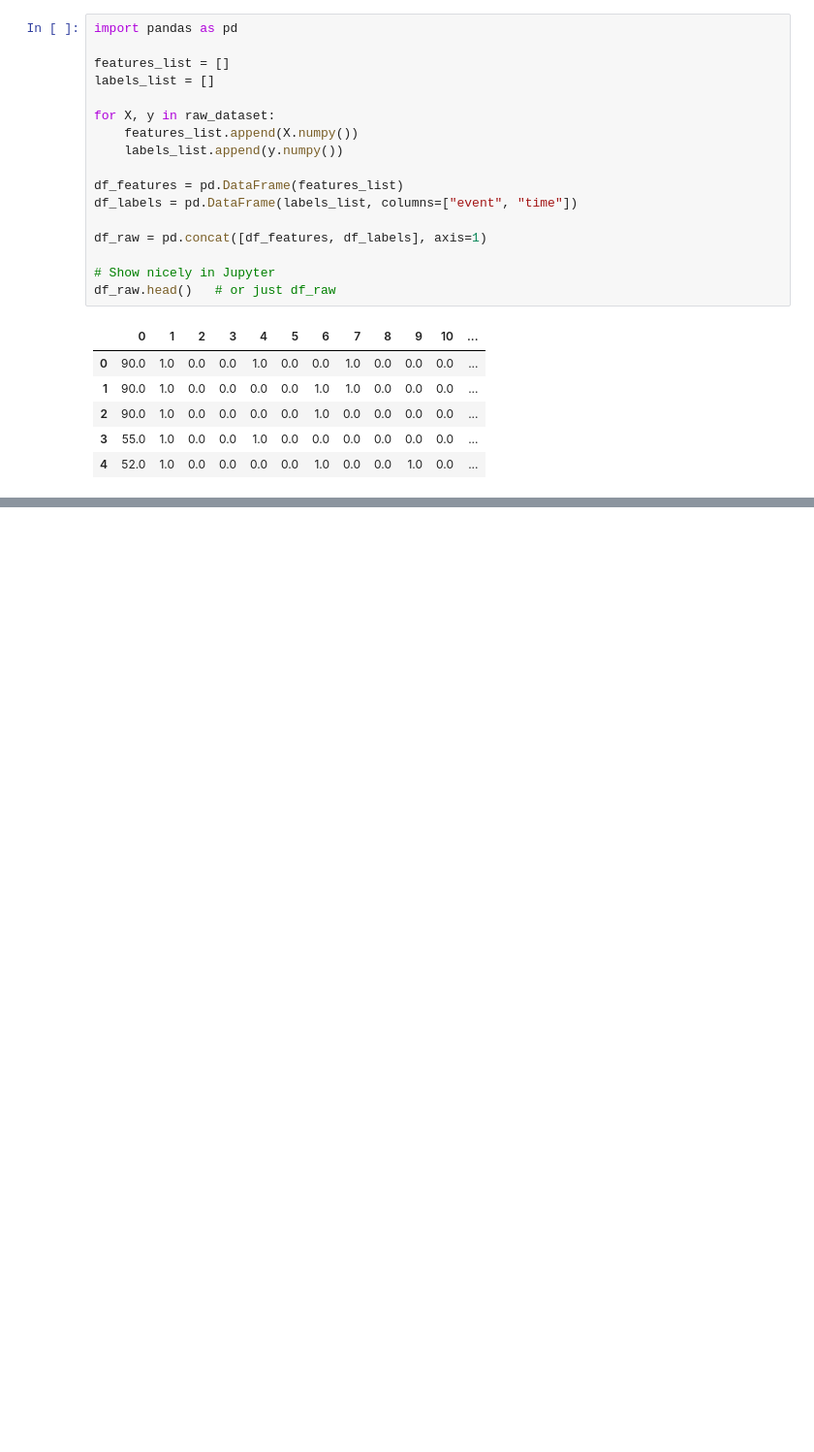
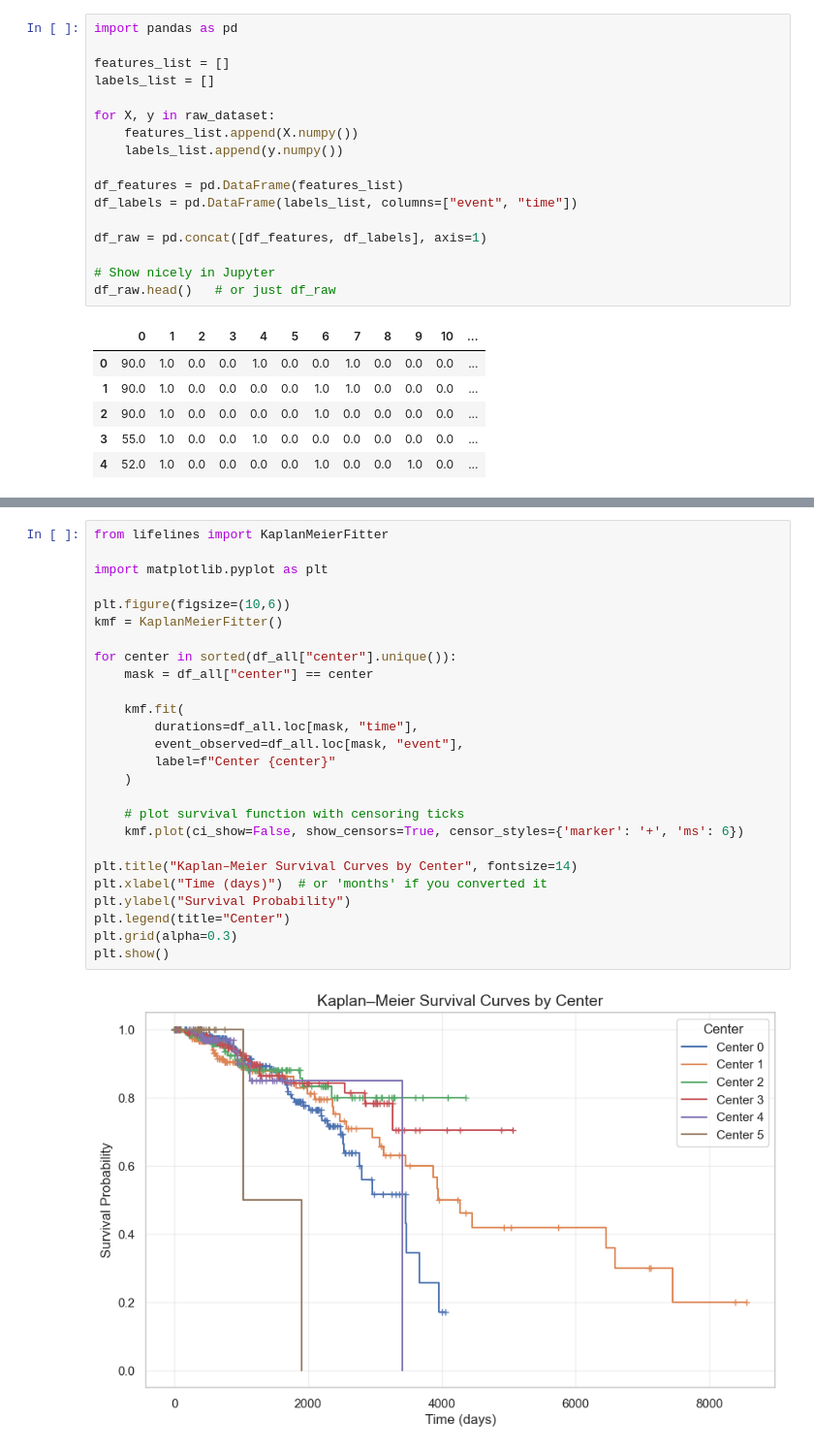
Before and after one commit to nataliamorenob/Survival-Models-in-Federated-Healthcare-Settings, a Jupyter notebook: dataset_exploration.ipynb, the cells around one changed output, grey strips where cells are left out. Shown at 97% size. Drawn from its saved outputs; the diff is of its cells as text; blank space fills up the shorter version.

```diff
--- a/dataset_exploration.ipynb
+++ b/dataset_exploration.ipynb
@@ -431,0 +754,28 @@ df_raw.head()   # or just df_raw
+# %%
+from lifelines import KaplanMeierFitter
+
+import matplotlib.pyplot as plt
+
+plt.figure(figsize=(10,6))
+kmf = KaplanMeierFitter()
+
+for center in sorted(df_all["center"].unique()):
+    mask = df_all["center"] == center
+
+    kmf.fit(
+        durations=df_all.loc[mask, "time"],
+        event_observed=df_all.loc[mask, "event"],
+        label=f"Center {center}"
+    )
+
+    # plot survival function with censoring ticks
+    kmf.plot(ci_show=False, show_censors=True, censor_styles={'marker': '+', 'ms': 6})
+
+plt.title("Kaplan–Meier Survival Curves by Center", fontsize=14)
+plt.xlabel("Time (days)")  # or 'months' if you converted it
+plt.ylabel("Survival Probability")
+plt.legend(title="Center")
+plt.grid(alpha=0.3)
+plt.show()
+# %% [output]
+[figure, added]
```
Also changed, not shown: parts of 17 cells of this notebook, 2 other files.
